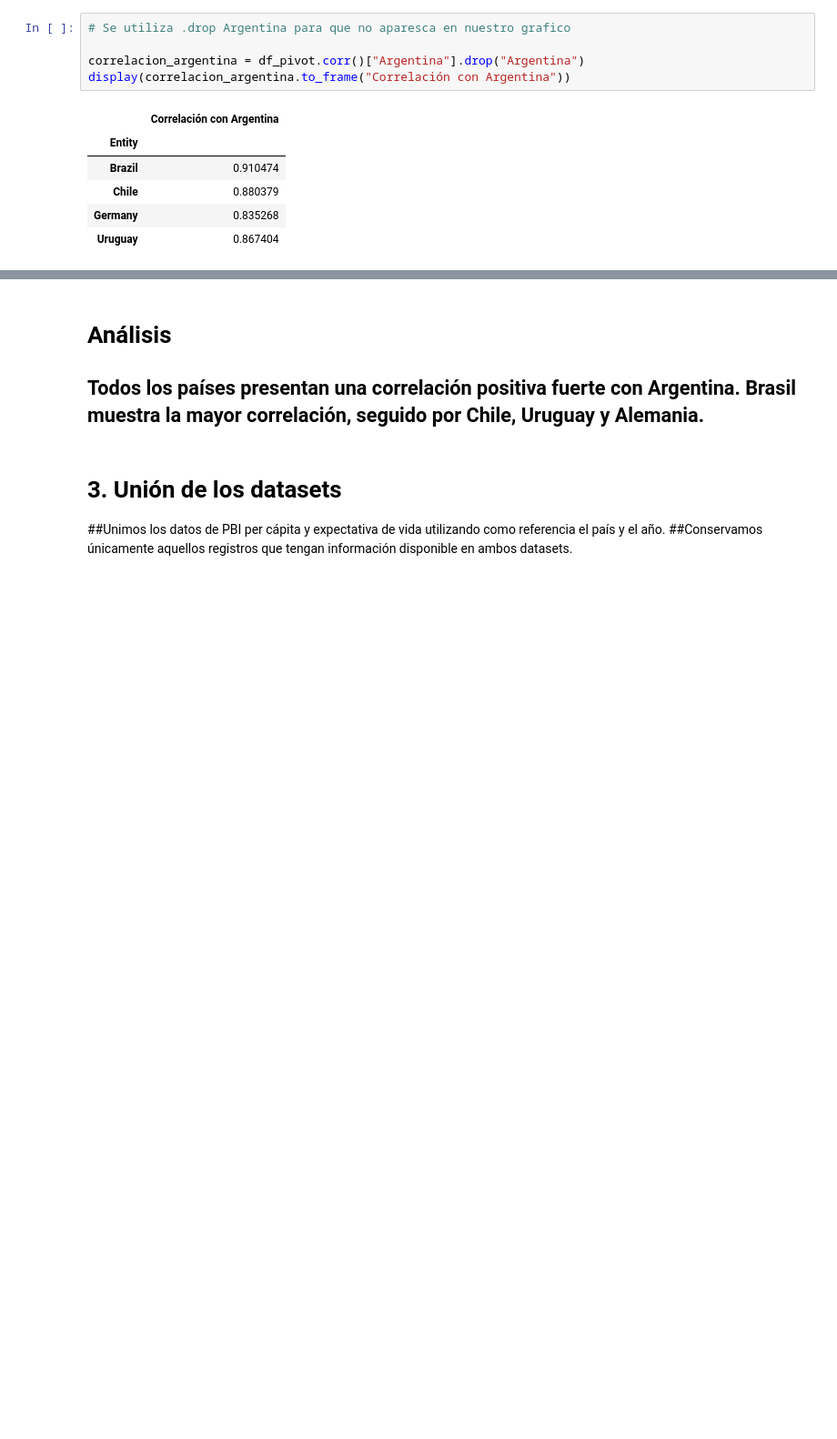
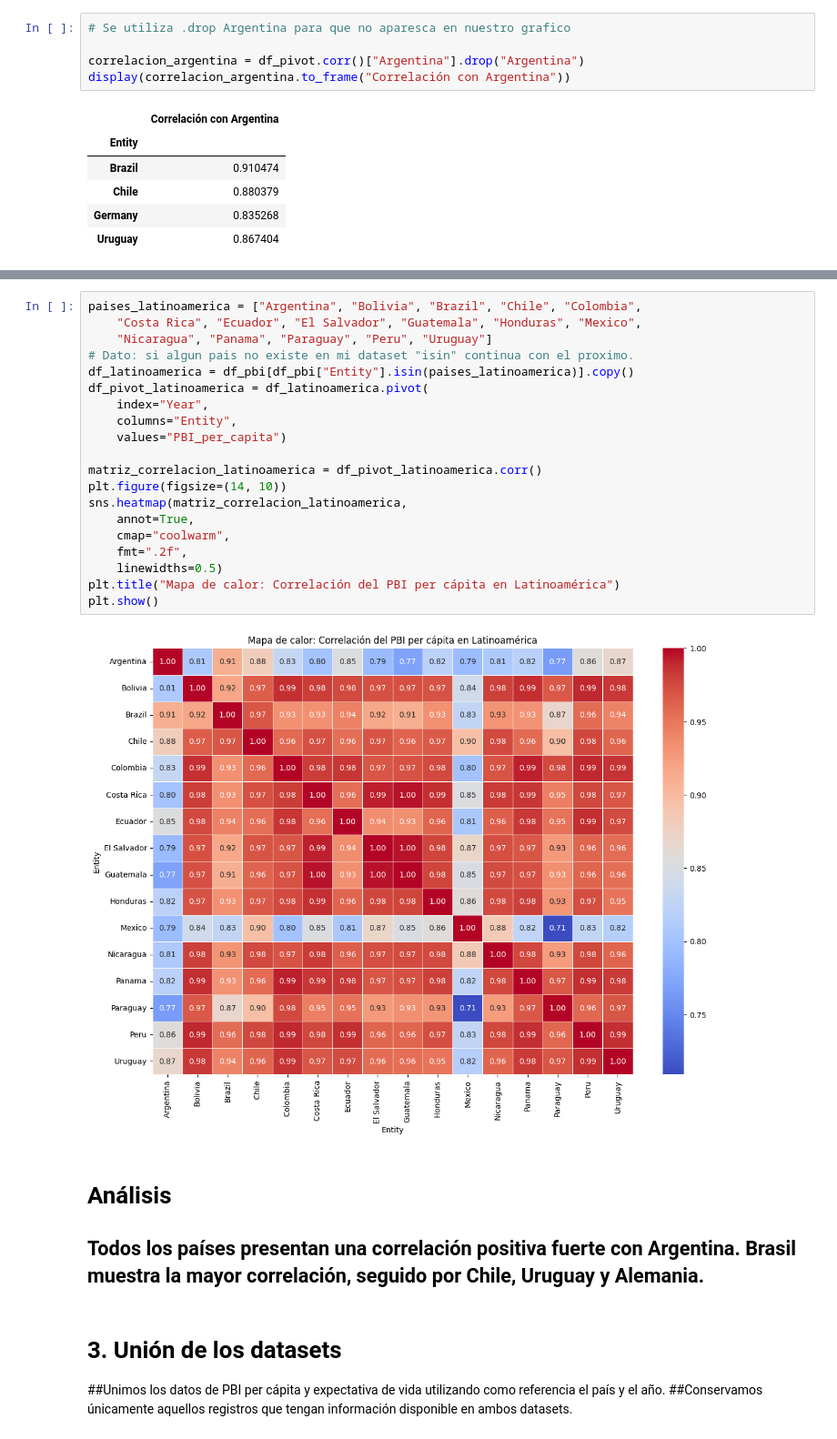
Before and after one commit to dacdemon/ITD, a Jupyter notebook: Practica_4.ipynb, the cells around one changed output, grey strips where cells are left out. Shown at 91% size. Drawn from its saved outputs; the diff is of its cells as text; blank space fills up the shorter version.

```diff
--- a/Practica_4.ipynb
+++ b/Practica_4.ipynb
@@ -241,3 +244,25 @@ display(correlacion_argentina.to_frame("Correlación con Argentina"))
+# %%
+paises_latinoamerica = ["Argentina", "Bolivia", "Brazil", "Chile", "Colombia",
+    "Costa Rica", "Ecuador", "El Salvador", "Guatemala", "Honduras", "Mexico",
+    "Nicaragua", "Panama", "Paraguay", "Peru", "Uruguay"]
+# Dato: si algun pais no existe en mi dataset "isin" continua con el proximo.
+df_latinoamerica = df_pbi[df_pbi["Entity"].isin(paises_latinoamerica)].copy()
+df_pivot_latinoamerica = df_latinoamerica.pivot(
+    index="Year",
+    columns="Entity",
+    values="PBI_per_capita")
+
+matriz_correlacion_latinoamerica = df_pivot_latinoamerica.corr()
+plt.figure(figsize=(14, 10))
+sns.heatmap(matriz_correlacion_latinoamerica,
+    annot=True,
+    cmap="coolwarm",
+    fmt=".2f",
+    linewidths=0.5)
+plt.title("Mapa de calor: Correlación del PBI per cápita en Latinoamérica")
+plt.show()
+# %% [output]
+[figure, added]
 # %% [markdown]
 # Análisis
 ## Todos los países presentan una correlación positiva fuerte con Argentina. Brasil muestra la mayor correlación, seguido por Chile, Uruguay y Alemania.
```
Also changed, not shown: parts of 1 cell of this notebook.
